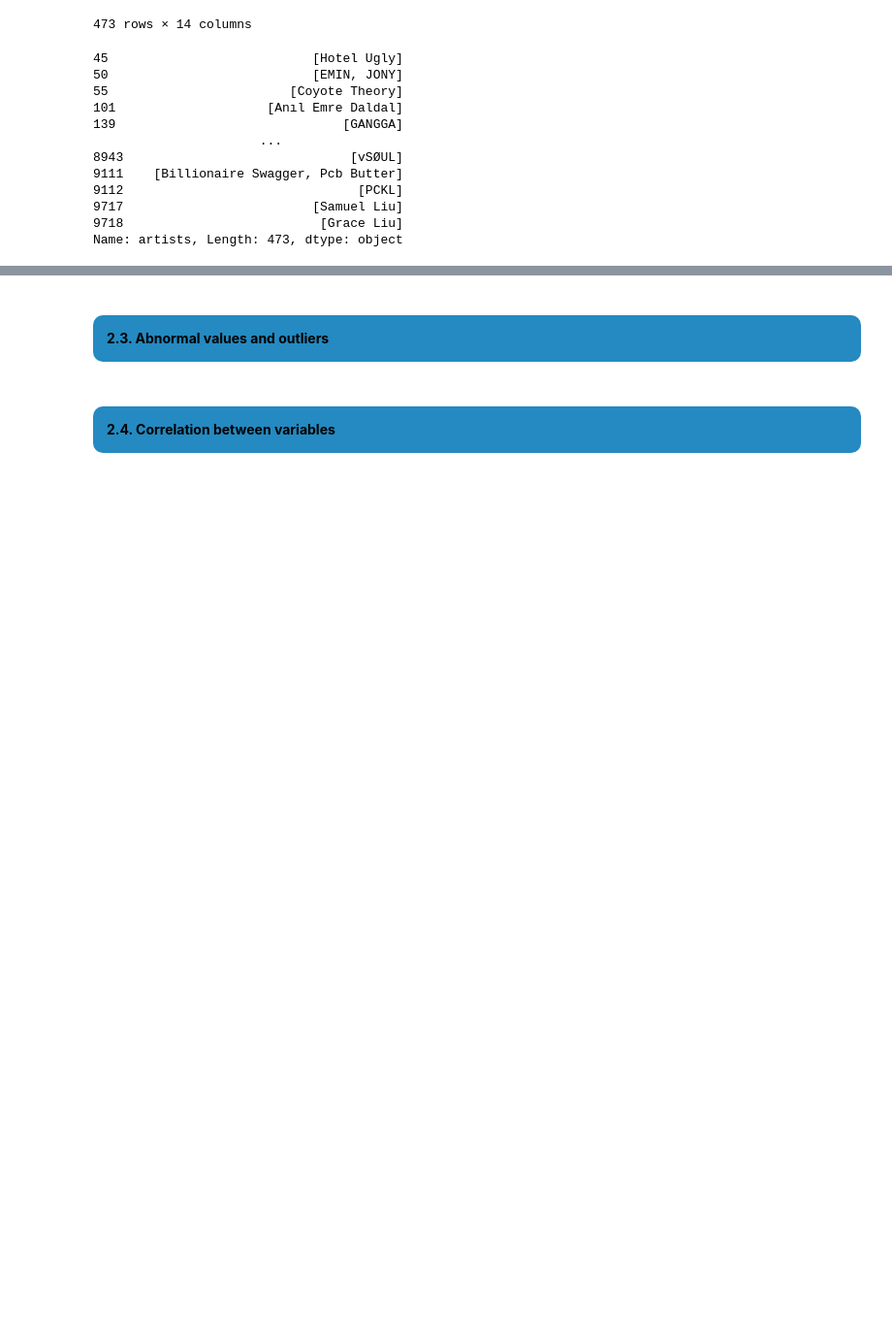
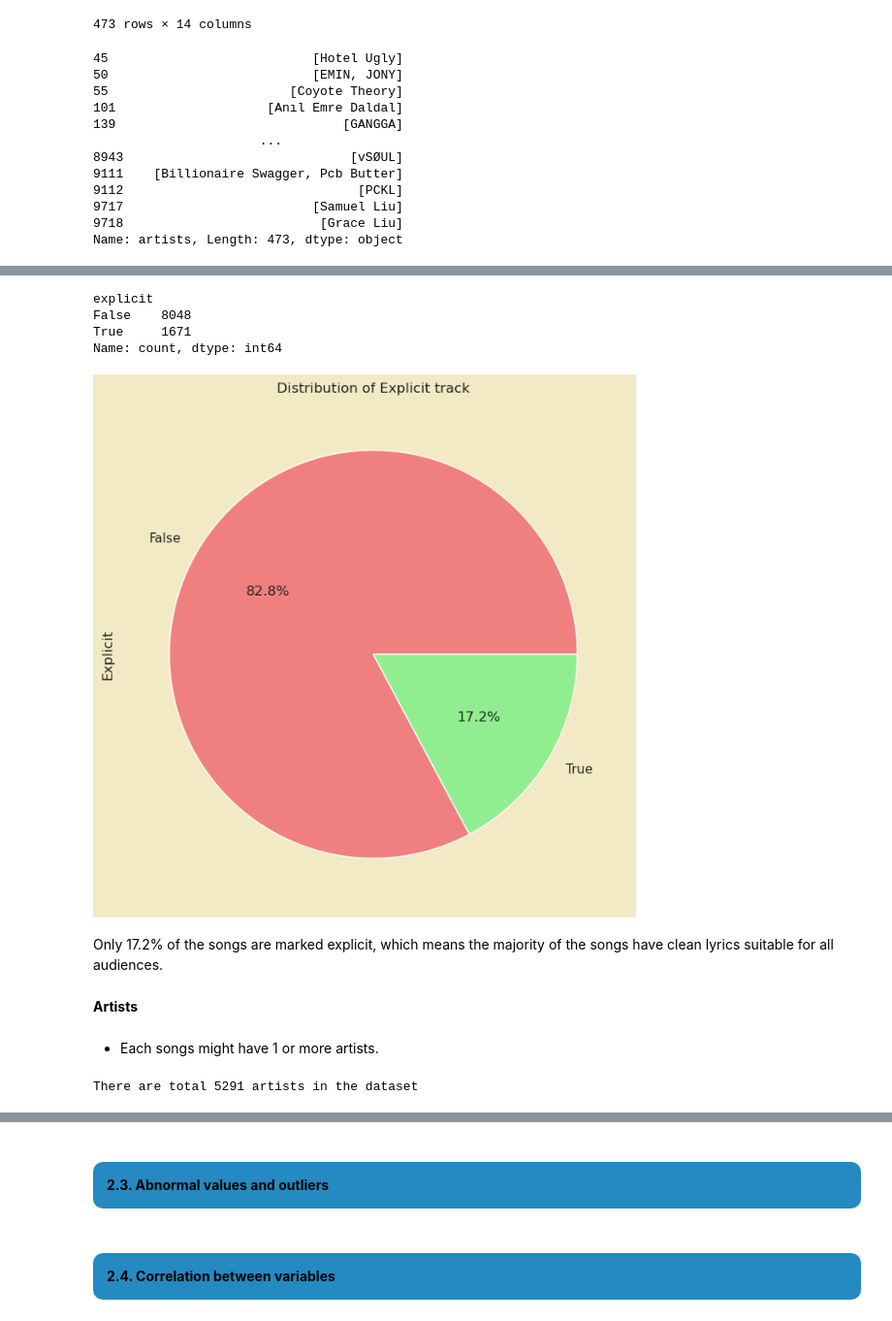
Before and after one commit to truongthuankiet1990gmailcom/Data-Visualization-HW1, a Jupyter notebook: notebook.ipynb, the cells around one changed output, grey strips where cells are left out. Shown at 97% size. Saved outputs shown, nothing was run; the diff lists cells and outputs as text; code cells hidden in the pictures; blank space fills up the shorter version.

```diff
--- a/notebook.ipynb
+++ b/notebook.ipynb
@@ -1971,0 +2039,25 @@ artists_with_genres
+# %%
+categorical_cols['explicit'].value_counts()
+# %% [output]
+explicit
+False    8048
+True     1671
+Name: count, dtype: int64
+# %%
+pie_plot(categorical_cols, column_name='explicit',
+         title = 'Distribution of Explicit track',
+         ylabel='Explicit',
+         colors=['lightcoral','lightgreen'])
+# %% [output]
+[figure, added]
+# %% [markdown]
+Only 17.2% of the songs are marked explicit, which means the majority of the songs have clean lyrics suitable for all audiences.
+# %% [markdown]
+**Artists**
+# %% [markdown]
++ Each songs might have 1 or more artists.
+# %%
+n_artists = len(list(set(np.sum(categorical_cols['artists']))))
+print(f"There are total {n_artists} artists in the dataset")
+# %% [output]
+There are total 5291 artists in the dataset
```
Also changed, not shown: parts of 29 cells of this notebook, 1 other file.
